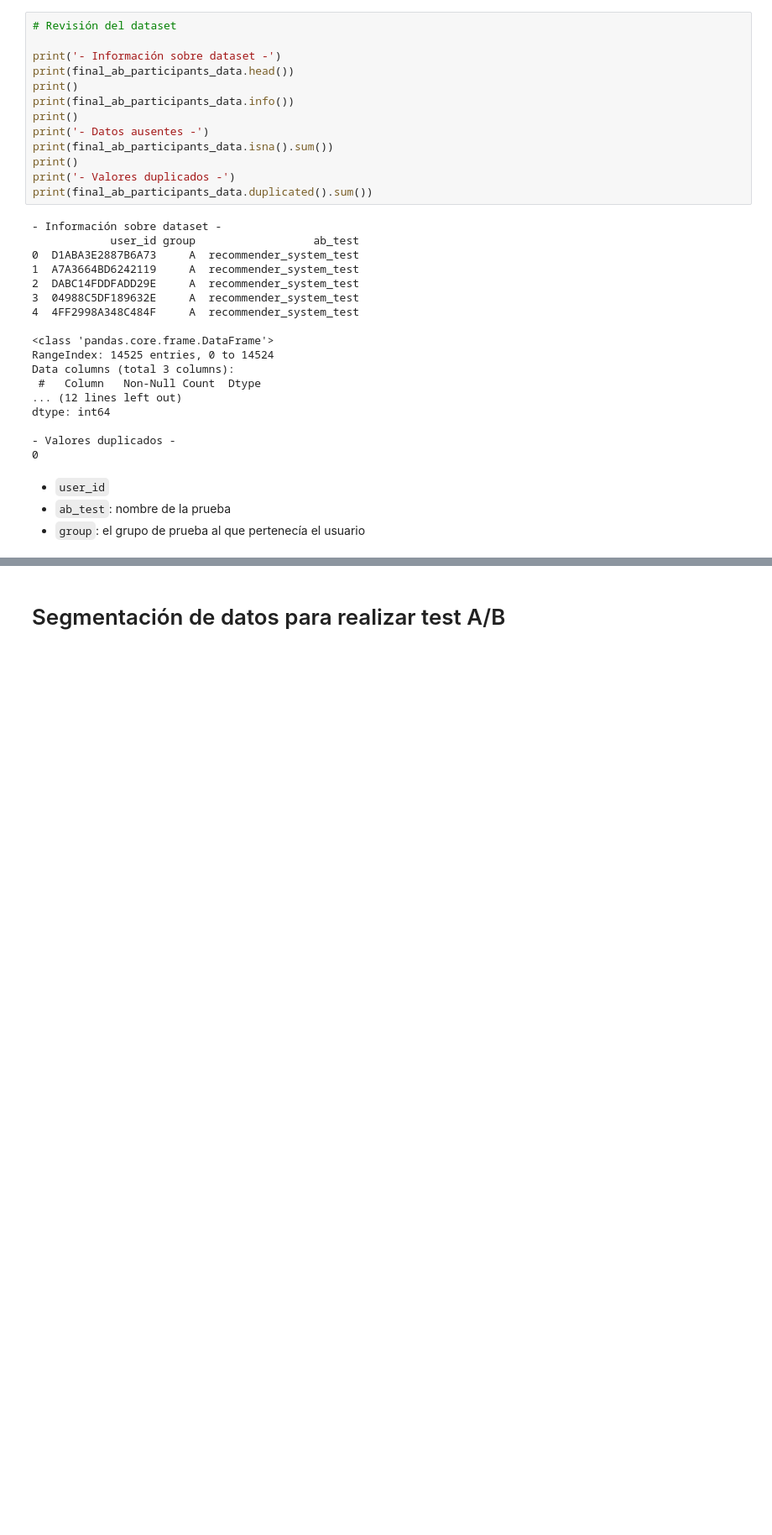
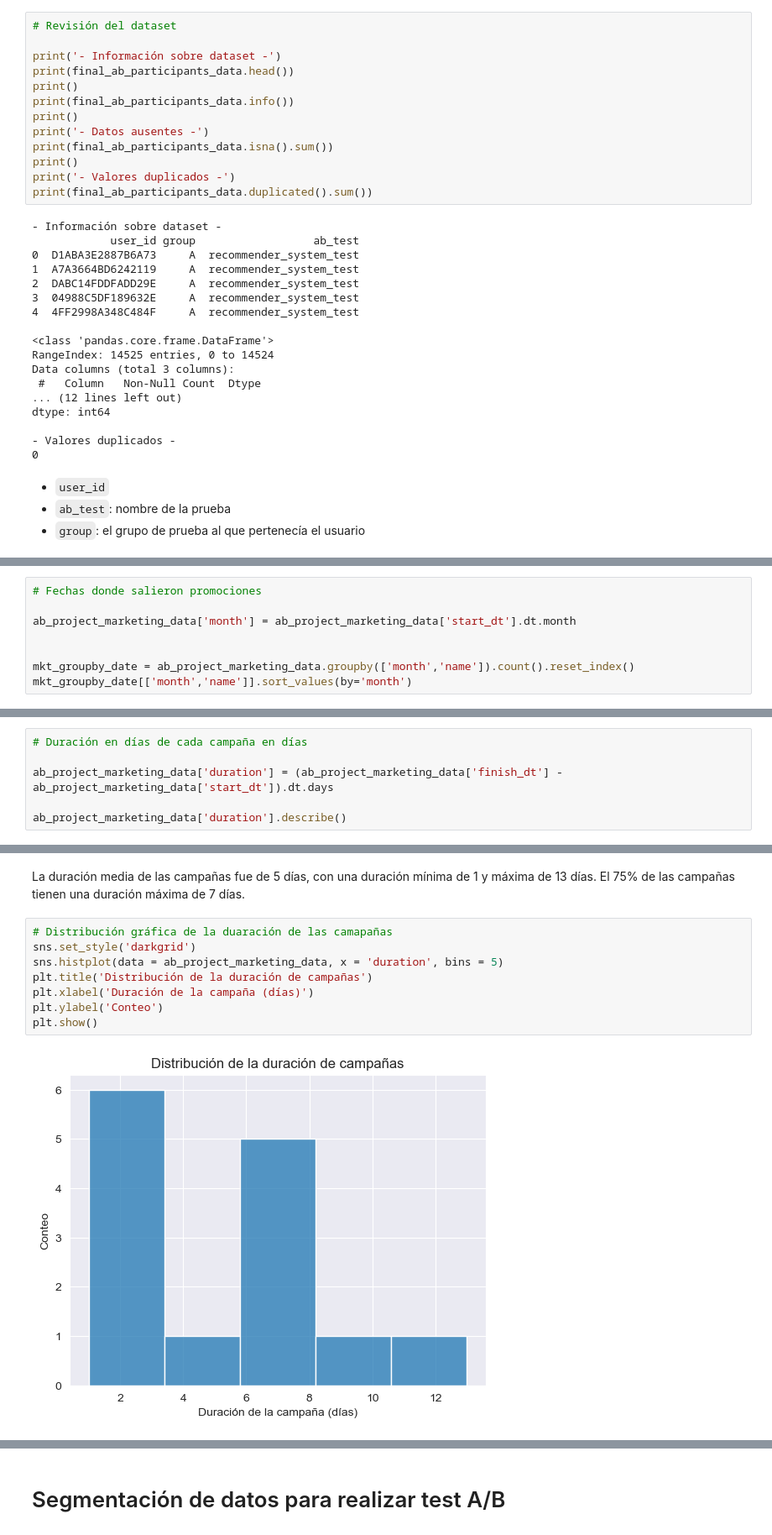
Before and after one commit to Alop89/integral_project, a Jupyter notebook: a_b_test/a_b_test.ipynb, the cells around one changed output, grey strips where cells are left out. Shown: that part at 84% size. Drawn from its saved outputs; the diff is of its cells as text; blank space fills up the shorter version.

Commit message:
Se añde análisis de cada dataset de forma individual y se comienza a trabajar en dataset conjunto

```diff
--- a/a_b_test/a_b_test.ipynb
+++ b/a_b_test/a_b_test.ipynb
@@ -261,0 +274,8 @@ dtype: int64
+# %%
+# Fechas donde salieron promociones
+
+ab_project_marketing_data['month'] = ab_project_marketing_data['start_dt'].dt.month
+
+
+mkt_groupby_date = ab_project_marketing_data.groupby(['month','name']).count().reset_index()
+mkt_groupby_date[['month','name']].sort_values(by='month')
@@ -261,0 +300,6 @@ dtype: int64
+# %%
+# Duración en días de cada campaña en días
+
+ab_project_marketing_data['duration'] = (ab_project_marketing_data['finish_dt'] - ab_project_marketing_data['start_dt']).dt.days
+
+ab_project_marketing_data['duration'].describe()
@@ -261,0 +316,12 @@ dtype: int64
+# %% [markdown]
+La duración media de las campañas fue de 5 días, con una duración mínima de 1 y máxima de 13 días. El 75% de las campañas tienen una duración máxima de 7 días.
+# %%
+# Distribución gráfica de la duaración de las camapañas
+sns.set_style('darkgrid')
+sns.histplot(data = ab_project_marketing_data, x = 'duration', bins = 5)
+plt.title('Distribución de la duración de campañas')
+plt.xlabel('Duración de la campaña (días)')
+plt.ylabel('Conteo')
+plt.show()
+# %% [output]
+[figure, added]
```
Also changed, not shown: parts of 47 cells of this notebook.
